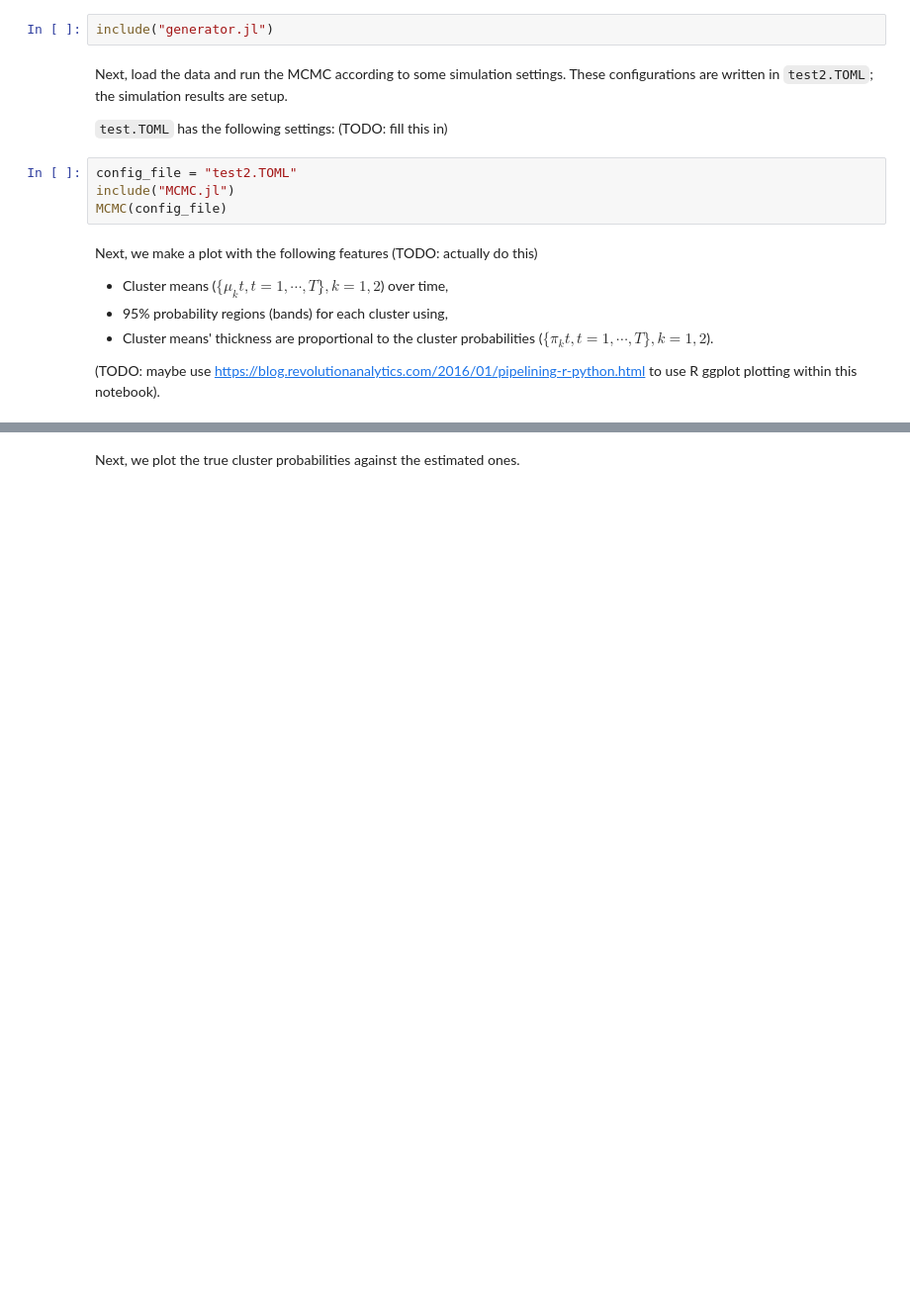
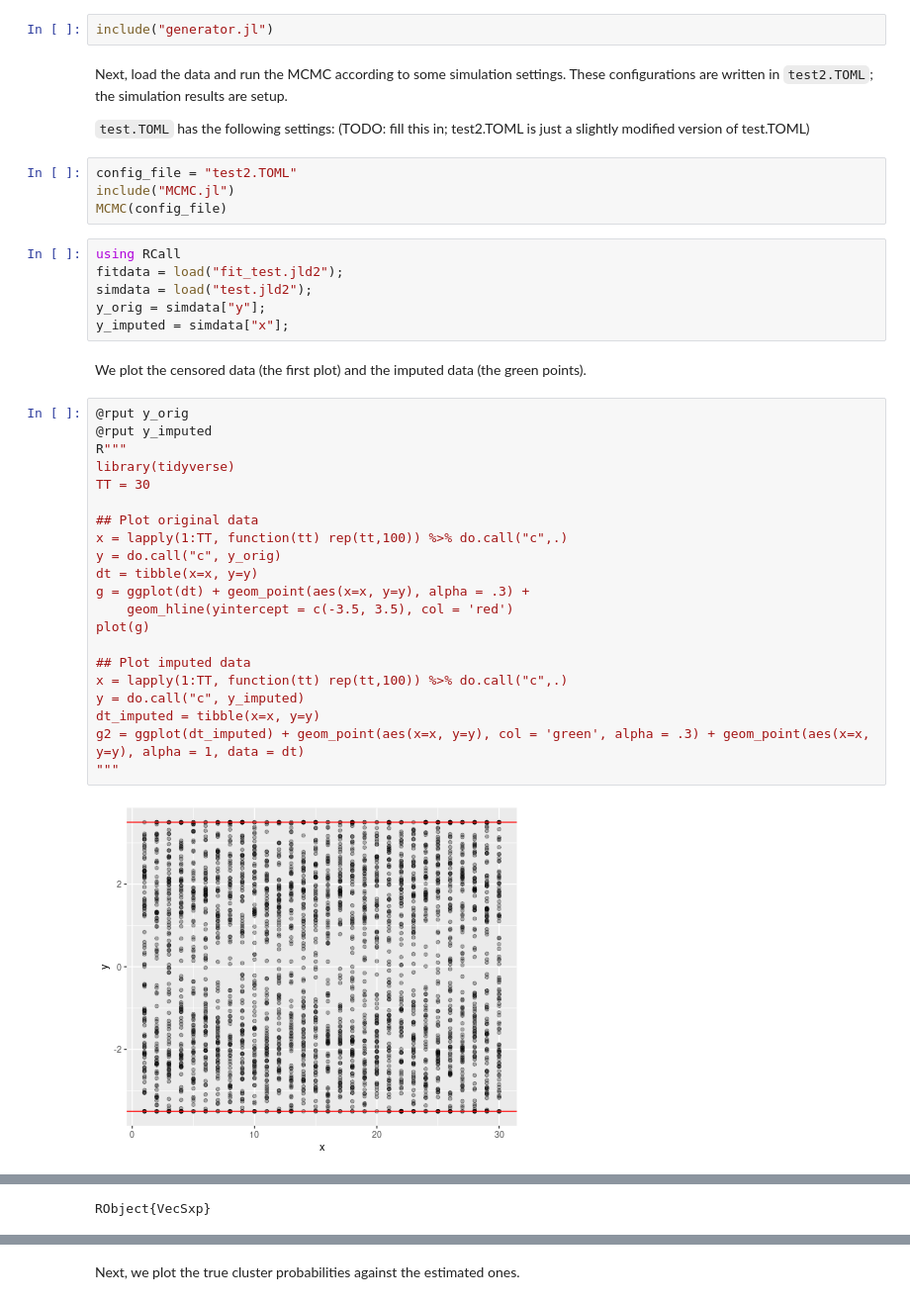
Before and after one commit to sangwon-hyun/flowcut, a Jupyter notebook: code/1d-2clust-simulation.ipynb, the cells around one changed output, grey strips where cells are left out. Shown: that part at 99% size. Saved outputs shown, nothing was run; the diff lists cells and outputs as text; blank space fills up the shorter version.

Commit message:
Update 1d simulation with some plots.

```diff
--- a/code/1d-2clust-simulation.ipynb
+++ b/code/1d-2clust-simulation.ipynb
@@ -8,15 +9,39 @@ include("generator.jl")
 Next, load the data and run the MCMC according to some simulation settings. These configurations are written in `test2.TOML`; the simulation results are setup.
 
 `test.TOML` has the following settings:
-(TODO: fill this in)
+(TODO: fill this in; test2.TOML is just a slightly modified version of test.TOML)
 # %%
 config_file = "test2.TOML"
 include("MCMC.jl")
 MCMC(config_file)
-# %% [markdown]
-Next, we make a plot with the following features (TODO: actually do this)
-- Cluster means ($\{\mu_kt, t=1,\cdots, T\}, k=1,2$) over time,
-- 95% probability regions (bands) for each cluster using,
-- Cluster means' thickness are proportional to the cluster probabilities ($\{\pi_kt, t=1,\cdots, T\}, k=1,2$).
-
-(TODO: maybe use https://blog.revolutionanalytics.com/2016/01/pipelining-r-python.html to use R ggplot plotting within this notebook).
+# %%
+using RCall
+fitdata = load("fit_test.jld2");
+simdata = load("test.jld2");
+y_orig = simdata["y"];
+y_imputed = simdata["x"];
+# %% [markdown]
+We plot the censored data (the first plot) and the imputed data (the green points).
+# %%
+@rput y_orig
+@rput y_imputed
+R"""
+library(tidyverse)
+TT = 30
+
+## Plot original data
+x = lapply(1:TT, function(tt) rep(tt,100)) %>% do.call("c",.)
+y = do.call("c", y_orig)
+dt = tibble(x=x, y=y)
+g = ggplot(dt) + geom_point(aes(x=x, y=y), alpha = .3) +
+    geom_hline(yintercept = c(-3.5, 3.5), col = 'red')
+plot(g)
+
+## Plot imputed data
+x = lapply(1:TT, function(tt) rep(tt,100)) %>% do.call("c",.)
+y = do.call("c", y_imputed)
+dt_imputed = tibble(x=x, y=y)
+g2 = ggplot(dt_imputed) + geom_point(aes(x=x, y=y), col = 'green', alpha = .3) + geom_point(aes(x=x, y=y), alpha = 1, data = dt)
+"""
+# %% [output]
+[figure, added]
@@ -22,0 +49 @@ Next, we make a plot with the following features (TODO: actually do this)
+RObject{VecSxp}
```
Also changed, not shown: parts of 5 cells of this notebook.
